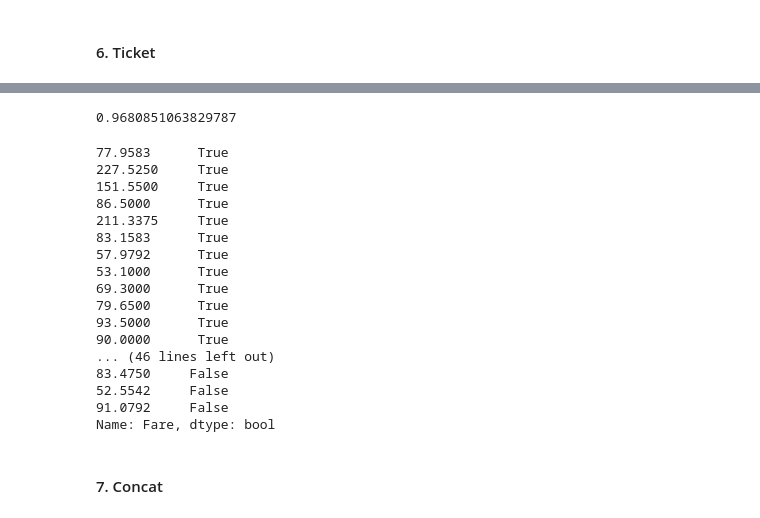
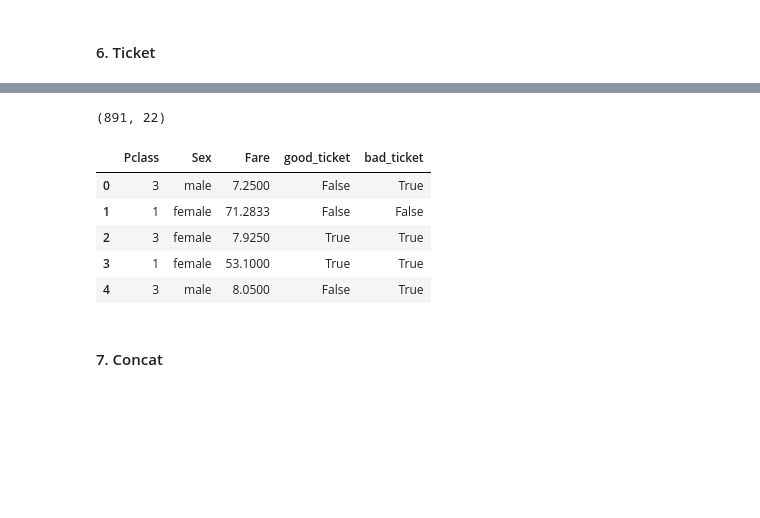
Before and after one commit to ygej/study, a Jupyter notebook: love_python/python_booklearning_20210417_titanic_practice.ipynb, the cells around one changed output, grey strips where cells are left out. Saved outputs shown, nothing was run; the diff lists cells and outputs as text; code cells hidden in the pictures; blank space fills up the shorter version.

```diff
--- a/love_python/python_booklearning_20210417_titanic_practice.ipynb
+++ b/love_python/python_booklearning_20210417_titanic_practice.ipynb
@@ -809,27 +796,46 @@ train.head(2)
-# %%
-train[(train['Pclass'] == 1) & (train['Sex'] == 'female')]['Survived'].mean()
-# %% [output]
-0.9680851063829787
-# %%
-train[(train['Pclass'] == 1) & (train['Sex'] == 'female')]['Fare'].value_counts() > 1
-# %% [output]
-77.9583      True
-227.5250     True
-151.5500     True
-86.5000      True
-211.3375     True
-83.1583      True
-57.9792      True
-53.1000      True
-69.3000      True
-79.6500      True
-93.5000      True
-90.0000      True
-... (46 lines left out)
-83.4750     False
-52.5542     False
-91.0792     False
-Name: Fare, dtype: bool
+# %%
+# pclass, sex에 따른 평균 생존률 구하기
+# 2명 이상 소지한 티켓의 평균 생존률이 pcalss, sex에 따른 평균 생존률 대비 높은지 낮은지 확인
+
+# find good ticket
+train['good_ticket'] = False
+for i in train['Pclass'].unique():
+    for j in train['Sex'].unique():
+        pclass_i = train['Pclass'] == i
+        sex_j = train['Sex'] == j
+        for k in range(len(train[(pclass_i) & (sex_j)]['Fare'])):
+            fare = train[(pclass_i) & (sex_j)]['Fare'].iloc[k]
+            mean_survived = train[(pclass_i) & (sex_j)]['Survived'].mean()
+            fare_mean_survived = train[train['Fare'] == fare]['Survived'].mean()
+            if list(train[train['Fare'] == fare]['Fare'].value_counts())[0]>1:
+                if fare_mean_survived > mean_survived:
+                    train.loc[train['Fare'] == fare, 'good_ticket'] = True
+
+# find bad ticket
+train['bad_ticket'] = False
+for i in train['Pclass'].unique():
+    for j in train['Sex'].unique():
+        pclass_i = train['Pclass'] == i
+        sex_j = train['Sex'] == j
+        for k in range(len(train[(pclass_i) & (sex_j)]['Fare'])):
+            fare = train[(pclass_i) & (sex_j)]['Fare'].iloc[k]
+            mean_survived = train[(pclass_i) & (sex_j)]['Survived'].mean()
+            fare_mean_survived = train[train['Fare'] == fare]['Survived'].mean()
+            if list(train[train['Fare'] == fare]['Fare'].value_counts())[0]>1:
+                if fare_mean_survived < mean_survived:
+                    # this code is shit
+                    train.loc[train['Fare'] == fare, 'bad_ticket'] = True
+
+print(train.shape)
+train[['Pclass', 'Sex', 'Fare', 'good_ticket', 'bad_ticket']].head()
+# %% [output]
+(891, 22)
+|  | Pclass | Sex | Fare | good_ticket | bad_ticket |
+| 0 | 3 | male | 7.2500 | False | True |
+| 1 | 1 | female | 71.2833 | False | False |
+| 2 | 3 | female | 7.9250 | True | True |
+| 3 | 1 | female | 53.1000 | True | True |
+| 4 | 3 | male | 8.0500 | False | True |
 # %% [markdown]
 #### 7. Concat
 # %%
```
Also changed, not shown: parts of 14 cells of this notebook.
